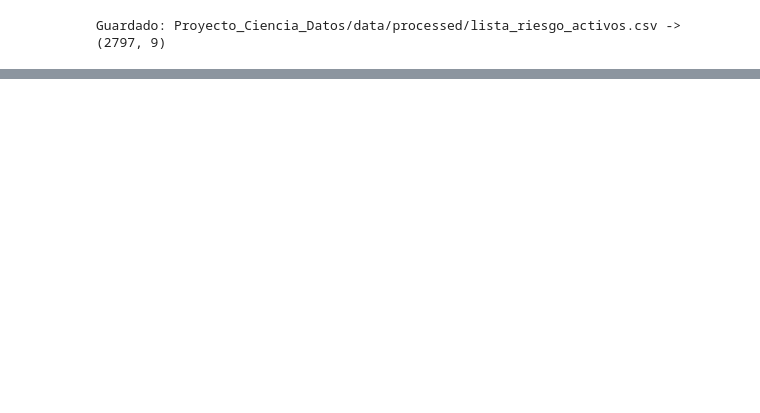
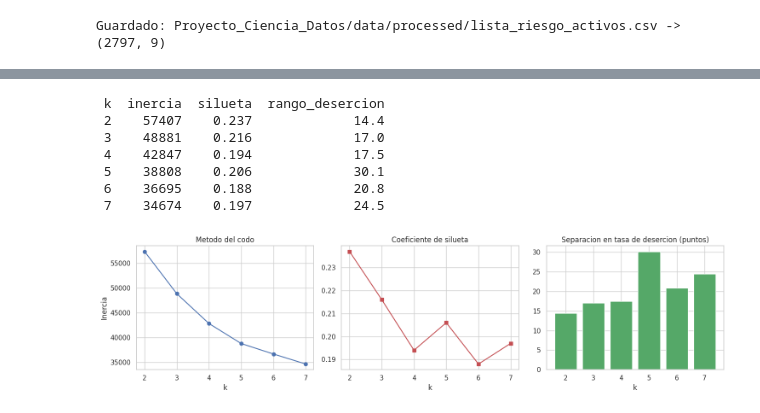
Before and after one commit to LuisBetancourt11/Proyecto_Ciencia_Datos, a Jupyter notebook: notebook/04_Modelado.ipynb, the cells around one changed output, grey strips where cells are left out. Saved outputs shown, nothing was run; the diff lists cells and outputs as text; code cells hidden in the pictures; blank space fills up the shorter version.

```diff
--- a/notebook/04_Modelado.ipynb
+++ b/notebook/04_Modelado.ipynb
@@ -454,0 +492,23 @@ Guardado: Proyecto_Ciencia_Datos/data/processed/lista_riesgo_activos.csv -> (279
+# %%
+from sklearn.cluster import KMeans
+from sklearn.decomposition import PCA
+from sklearn.metrics import silhouette_score
+
+# Variables para segmentar: quien ES el estudiante (sin marcadores temporales)
+CAT_CLUSTER = ['genero', 'jornada', 'zona', 'estado_civil', 'ocupacion',
+               'nivel_de_formacion', 'medio_de_transporte', 'municipio_direccion',
+               'tipo_programa']
+NUM_CLUSTER = ['edad', 'estrato']
+
+prep_cluster = ColumnTransformer([
+    ('cat', OneHotEncoder(handle_unknown='ignore'), CAT_CLUSTER),
+    ('num', StandardScaler(), NUM_CLUSTER),
+])
+
+X_cl = prep_cluster.fit_transform(df[CAT_CLUSTER + NUM_CLUSTER])
+X_cl = X_cl.toarray() if hasattr(X_cl, 'toarray') else X_cl
+print("Matriz codificada:", X_cl.shape)
+
+pca = PCA(n_components=0.80, random_state=SEMILLA)
+X_pca = pca.fit_transform(X_cl)
+print(f"Tras PCA: {X_pca.shape[1]} componentes (80% de la varianza explicada)")
@@ -454,0 +528,30 @@ Guardado: Proyecto_Ciencia_Datos/data/processed/lista_riesgo_activos.csv -> (279
+# %%
+evaluacion = []
+for k in range(2, 8):
+    km = KMeans(n_clusters=k, random_state=SEMILLA, n_init=10)
+    etiquetas = km.fit_predict(X_pca)
+    sil = silhouette_score(X_pca, etiquetas, sample_size=3000, random_state=SEMILLA)
+    tasas = df.groupby(etiquetas)['desercion'].mean() * 100
+    evaluacion.append({'k': k, 'inercia': round(km.inertia_), 'silueta': round(sil, 3),
+                       'rango_desercion': round(tasas.max() - tasas.min(), 1)})
+
+eval_df = pd.DataFrame(evaluacion)
+print(eval_df.to_string(index=False))
+
+fig, axes = plt.subplots(1, 3, figsize=(15, 4))
+axes[0].plot(eval_df['k'], eval_df['inercia'], marker='o')
+axes[0].set_title('Metodo del codo'); axes[0].set_xlabel('k'); axes[0].set_ylabel('Inercia')
+axes[1].plot(eval_df['k'], eval_df['silueta'], marker='s', color='#C44E52')
+axes[1].set_title('Coeficiente de silueta'); axes[1].set_xlabel('k')
+axes[2].bar(eval_df['k'], eval_df['rango_desercion'], color='#55A868')
+axes[2].set_title('Separacion en tasa de desercion (puntos)'); axes[2].set_xlabel('k')
+plt.tight_layout(); plt.show()
+# %% [output]
+ k  inercia  silueta  rango_desercion
+ 2    57407    0.237             14.4
+ 3    48881    0.216             17.0
+ 4    42847    0.194             17.5
+ 5    38808    0.206             30.1
+ 6    36695    0.188             20.8
+ 7    34674    0.197             24.5
+[figure, added]
```
Also changed, not shown: parts of 22 cells of this notebook.
